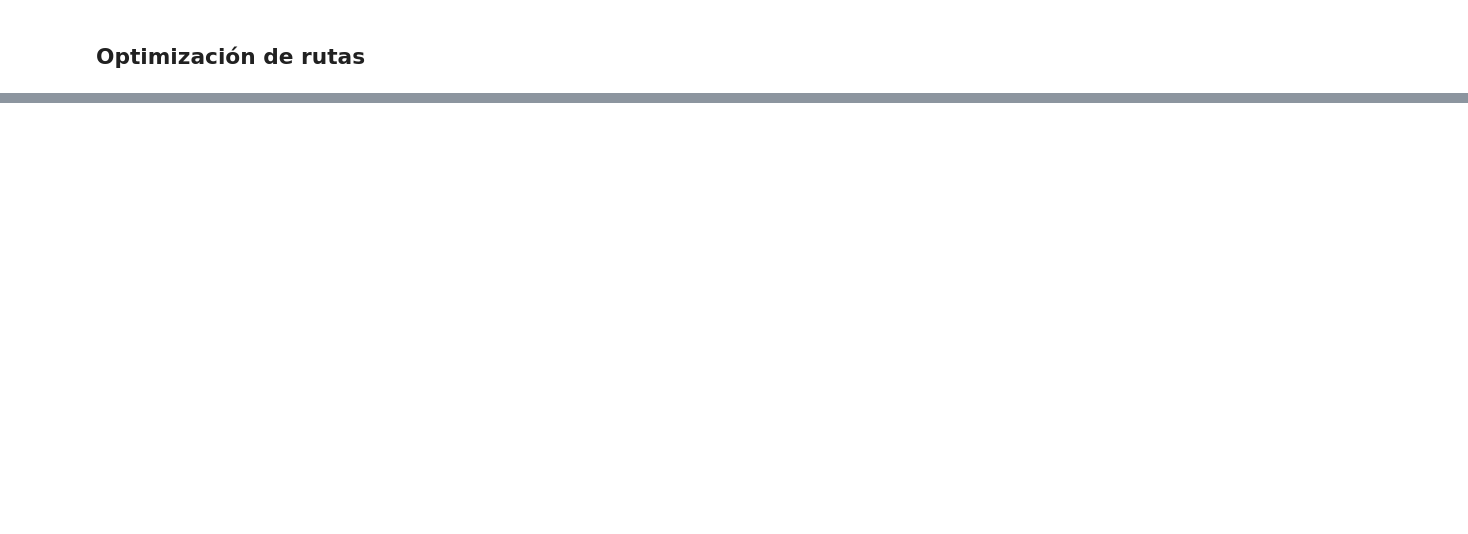
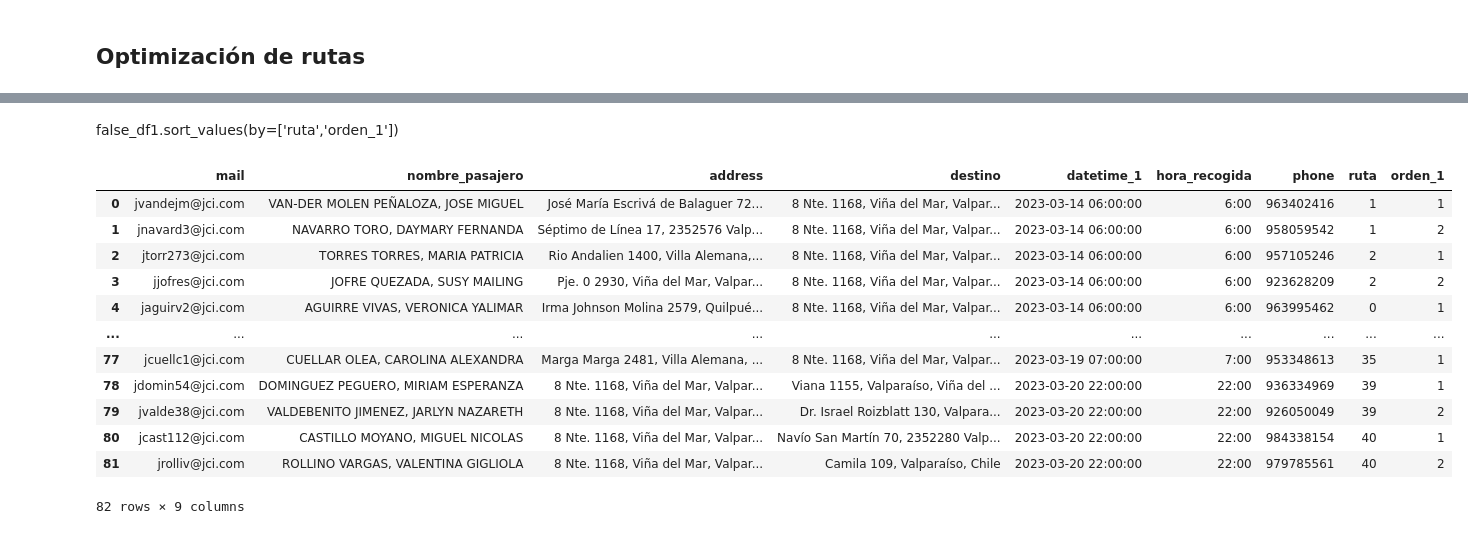
Before and after one commit to martinnnsss/best-route, a Jupyter notebook: routes_1.0.ipynb, the cells around one changed output, grey strips where cells are left out. Cells and saved outputs as stored; diff of their text form; code cells hidden in the pictures; blank space fills up the shorter version.

```diff
--- a/routes_1.0.ipynb
+++ b/routes_1.0.ipynb
@@ -653,7 +562,7 @@ for name, group in datetime_grouped:
             if labels_1[i] == 0:
                 labels_1[i] = cluster_label_1
                 for j in range(i+1, len(group)):
-                    if labels_1[j] == 0 and np.sum(labels_1 == cluster_label_1) < 8 and X[i, j] > 0:
+                    if labels_1[j] == 0 and np.sum(labels_1 == cluster_label_1) < max_pasajeros and X[i, j] > 0:
                         labels_1[j] = cluster_label_1
                 if np.sum(labels_1 == cluster_label_1) > 0:
                     cluster_label_1 += 1
@@ -911,7 +745,7 @@ df.drop(columns=['aux'],inplace=True)
 df['phone'] = df['phone'].apply(lambda x: round(x))
 
 #dividir en 2 cuando es > 90 minutos
-df=df[['mail','nombre_pasajero','address','destino','datetime_1','hora_recogida','phone','Ruta','orden']]
+df=df[['mail','nombre_pasajero','address','destino','datetime_1','hora_recogida','phone','Ruta','orden','tiempo_total']]
 # %%
 #juntar a los usuarios que tienen mismo origen y mismo destino
 
@@ -919,7 +753,7 @@ if len(same_origin)>0:
 
     same_origin['Ruta'] = same_origin.groupby(['address','destino','datetime_1']).ngroup()
 
-    max_size = 8#--------------------------------------------------------------------------------------------------------8 8 8 8 8888 888888
+    max_size = max_pasajeros#--------------------------------------------------------------------------------------------------------
     cluster_counts = same_origin['Ruta'].value_counts()
     big_clusters = cluster_counts[cluster_counts > max_size].index.tolist()
     for cluster in big_clusters:
@@ -928,7 +762,7 @@ if len(same_origin)>0:
         for i, sub_cluster in enumerate(sub_clusters):
             same_origin.loc[sub_cluster, 'Ruta'] = f'{cluster}_{i+1}'
 
-    same_origin['Ruta']=same_origin.groupby(['Ruta']).ngroup()+df['Ruta'].max()+1
+    same_origin['Ruta']=same_origin.groupby(['Ruta']).ngroup()+df1['Ruta'].max()+1
 
     #obtener duracionde cada viaje
 
@@ -946,8 +780,8 @@ if len(same_origin)>0:
     same_origin=same_origin[['mail','nombre_pasajero','address','destino','datetime_1','hora_recogida','phone','Ruta','orden']]
 
     same_origin.sort_values(by=['Ruta'])
-    #se concatena con df
-    final=pd.concat([df,same_origin], axis=0)
+    #se concatena con df1
+    df1=pd.concat([df,same_origin], axis=0)
 
 elif len(same_origin)==0:
-    final=df
+    df1=df
@@ -973,0 +788,27 @@ final
+# %%
+nuevos_datos = []
+
+for ruta, data in df.groupby('Ruta'):
+    tiempo_total = data['tiempo_total'].mean()
+
+    if tiempo_total > max_minutos:
+        ruta_1 = str(ruta) + '_1'
+        ruta_2 = str(ruta) + '_2'
+
+
+        data_1 = data.iloc[:len(data) // 2].copy()
+        data_1['Ruta'] = ruta_1
+
+        data_2 = data.iloc[len(data) // 2:].copy()
+        data_2['Ruta'] = ruta_2
+
+        nuevos_datos.append(data_1)
+        nuevos_datos.append(data_2)
+    else:
+        nuevos_datos.append(data)
+
+df1 = pd.concat(nuevos_datos, ignore_index=True)
+
+df1['ruta'] = df1.groupby(['datetime_1','Ruta']).ngroup()
+df1['orden_1'] = df1.groupby('ruta').cumcount() + 1
+df1=df1[['mail','nombre_pasajero','address','destino','datetime_1','hora_recogida','phone','ruta','orden_1']]
@@ -974 +876,19 @@ final
+# %% [markdown]
+false_df1.sort_values(by=['ruta','orden_1'])
+# %%
+df1
+# %% [output]
+|  | mail | nombre_pasajero | address | destino | datetime_1 | hora_recogida | phone | ruta | orden_1 |
+| 0 | jvandejm@jci.com | VAN-DER MOLEN PEÑALOZA, JOSE MIGUEL | José María Escrivá de Balaguer 72... | 8 Nte. 1168, Viña del Mar, Valpar... | 2023-03-14 06:00:00 | 6:00 | 963402416 | 1 | 1 |
+| 1 | jnavard3@jci.com | NAVARRO TORO, DAYMARY FERNANDA | Séptimo de Línea 17, 2352576 Valp... | 8 Nte. 1168, Viña del Mar, Valpar... | 2023-03-14 06:00:00 | 6:00 | 958059542 | 1 | 2 |
+| 2 | jtorr273@jci.com | TORRES TORRES, MARIA PATRICIA | Rio Andalien 1400, Villa Alemana,... | 8 Nte. 1168, Viña del Mar, Valpar... | 2023-03-14 06:00:00 | 6:00 | 957105246 | 2 | 1 |
+| 3 | jjofres@jci.com | JOFRE QUEZADA, SUSY MAILING | Pje. 0 2930, Viña del Mar, Valpar... | 8 Nte. 1168, Viña del Mar, Valpar... | 2023-03-14 06:00:00 | 6:00 | 923628209 | 2 | 2 |
+| 4 | jaguirv2@jci.com | AGUIRRE VIVAS, VERONICA YALIMAR | Irma Johnson Molina 2579, Quilpué... | 8 Nte. 1168, Viña del Mar, Valpar... | 2023-03-14 06:00:00 | 6:00 | 963995462 | 0 | 1 |
+| ... | ... | ... | ... | ... | ... | ... | ... | ... | ... |
+| 77 | jcuellc1@jci.com | CUELLAR OLEA, CAROLINA ALEXANDRA | Marga Marga 2481, Villa Alemana, ... | 8 Nte. 1168, Viña del Mar, Valpar... | 2023-03-19 07:00:00 | 7:00 | 953348613 | 35 | 1 |
+| 78 | jdomin54@jci.com | DOMINGUEZ PEGUERO, MIRIAM ESPERANZA | 8 Nte. 1168, Viña del Mar, Valpar... | Viana 1155, Valparaíso, Viña del ... | 2023-03-20 22:00:00 | 22:00 | 936334969 | 39 | 1 |
+| 79 | jvalde38@jci.com | VALDEBENITO JIMENEZ, JARLYN NAZARETH | 8 Nte. 1168, Viña del Mar, Valpar... | Dr. Israel Roizblatt 130, Valpara... | 2023-03-20 22:00:00 | 22:00 | 926050049 | 39 | 2 |
+| 80 | jcast112@jci.com | CASTILLO MOYANO, MIGUEL NICOLAS | 8 Nte. 1168, Viña del Mar, Valpar... | Navío San Martín 70, 2352280 Valp... | 2023-03-20 22:00:00 | 22:00 | 984338154 | 40 | 1 |
+| 81 | jrolliv@jci.com | ROLLINO VARGAS, VALENTINA GIGLIOLA | 8 Nte. 1168, Viña del Mar, Valpar... | Camila 109, Valparaíso, Chile | 2023-03-20 22:00:00 | 22:00 | 979785561 | 40 | 2 |
+82 rows × 9 columns
 # %%
```
Also changed, not shown: parts of 15 cells of this notebook, 5 other files.
